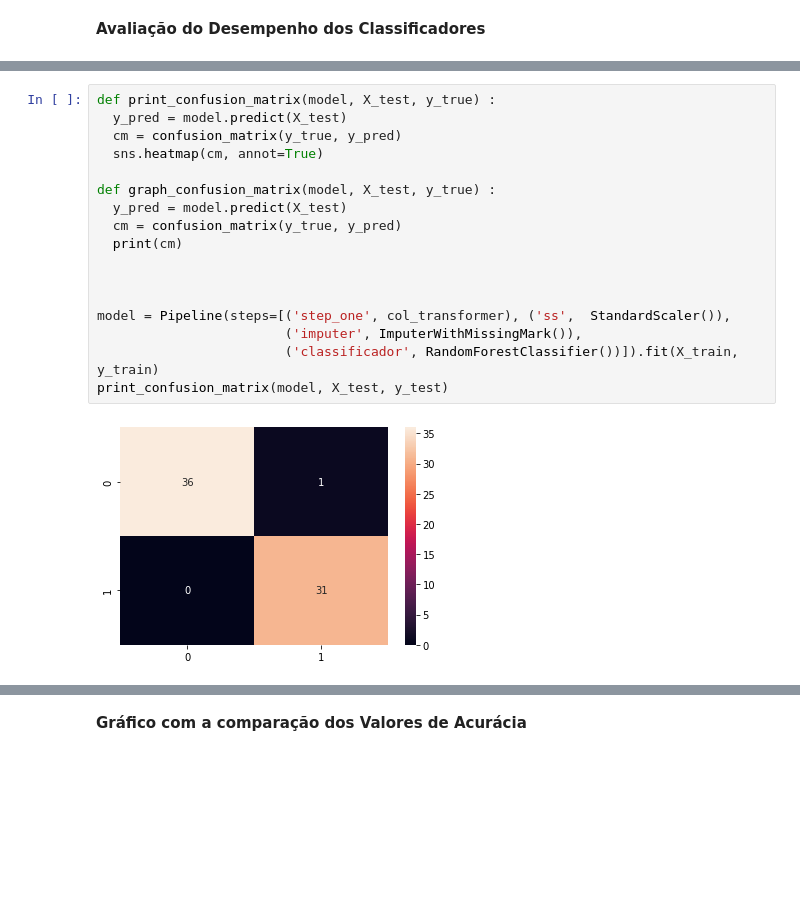
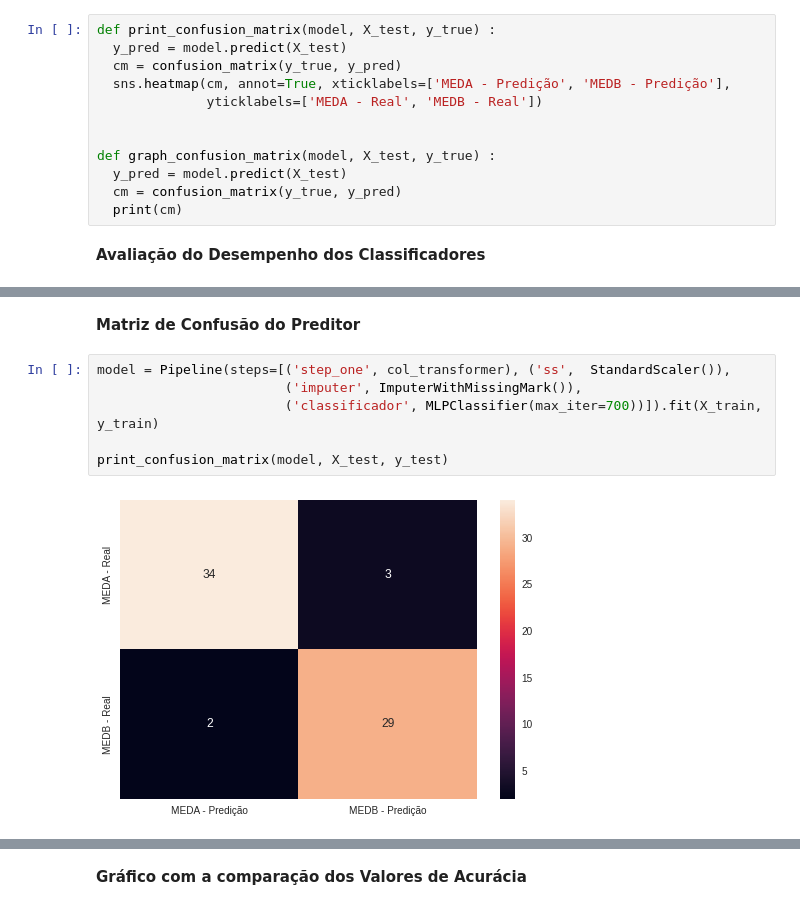
Before and after one commit to inf032/introducaoML, a Jupyter notebook: Farm03.Metricas.ipynb, the cells around one changed output, grey strips where cells are left out. Saved outputs shown, nothing was run; the diff lists cells and outputs as text; blank space fills up the shorter version.

```diff
--- a/Farm03.Metricas.ipynb
+++ b/Farm03.Metricas.ipynb
@@ -216,3 +216,15 @@ def print_confusion_matrix(model, X_test, y_true) :
+# %%
+def print_confusion_matrix(model, X_test, y_true) :
+  y_pred = model.predict(X_test)
+  cm = confusion_matrix(y_true, y_pred)
+  sns.heatmap(cm, annot=True, xticklabels=['MEDA - Predição', 'MEDB - Predição'],
+              yticklabels=['MEDA - Real', 'MEDB - Real'])
+
+
+def graph_confusion_matrix(model, X_test, y_true) :
+  y_pred = model.predict(X_test)
+  cm = confusion_matrix(y_true, y_pred)
+  print(cm)
 # %% [markdown]
 **Avaliação do Desempenho dos Classificadores**
 # %%
@@ -240,19 +252,10 @@ dfResultados
+# %% [markdown]
+**Matriz de Confusão do Preditor**
 # %%
-def print_confusion_matrix(model, X_test, y_true) :
-  y_pred = model.predict(X_test)
-  cm = confusion_matrix(y_true, y_pred)
-  sns.heatmap(cm, annot=True)
-
-def graph_confusion_matrix(model, X_test, y_true) :
-  y_pred = model.predict(X_test)
-  cm = confusion_matrix(y_true, y_pred)
-  print(cm)
-
-
-
 model = Pipeline(steps=[('step_one', col_transformer), ('ss',  StandardScaler()),
                         ('imputer', ImputerWithMissingMark()),
-                        ('classificador', RandomForestClassifier())]).fit(X_train, y_train)
+                        ('classificador', MLPClassifier(max_iter=700))]).fit(X_train, y_train)
+
 print_confusion_matrix(model, X_test, y_test)
 # %% [output]
-[figure, old version]
+[figure, new version]
```
Also changed, not shown: parts of 5 cells of this notebook.
